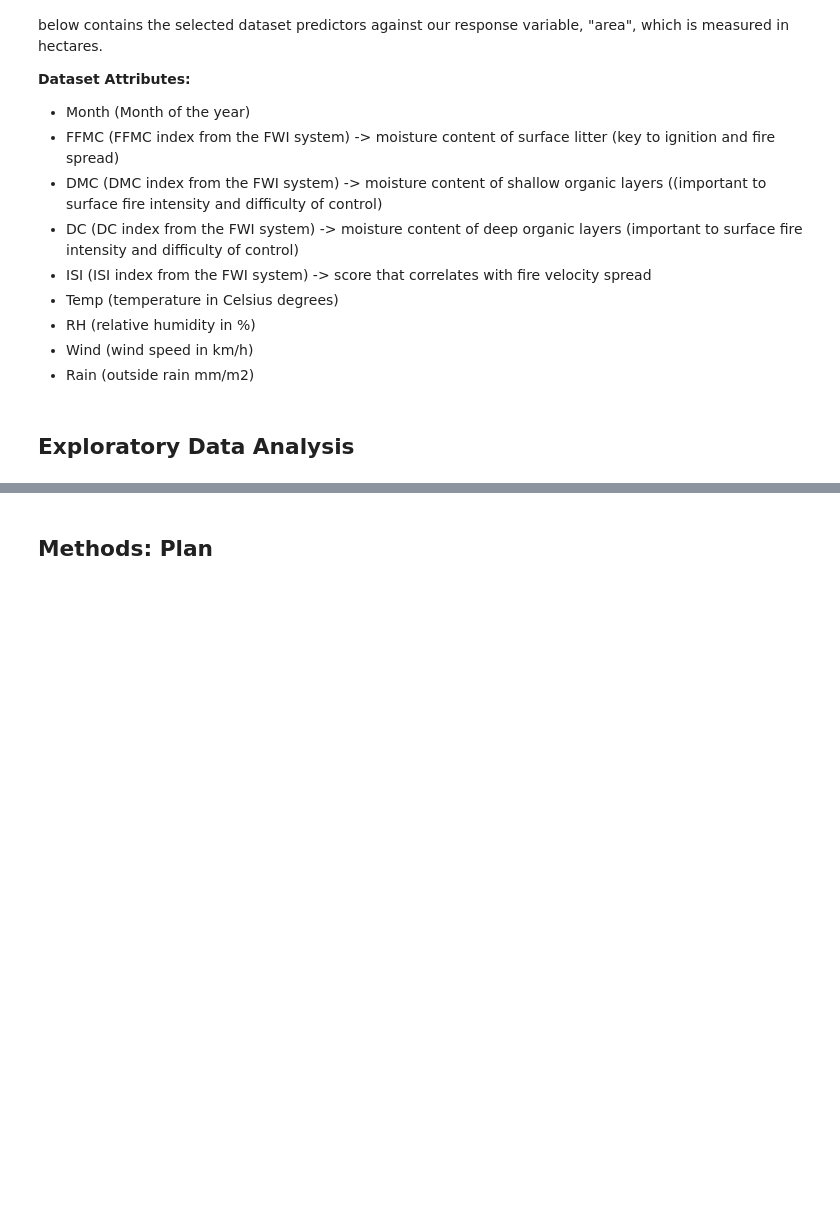
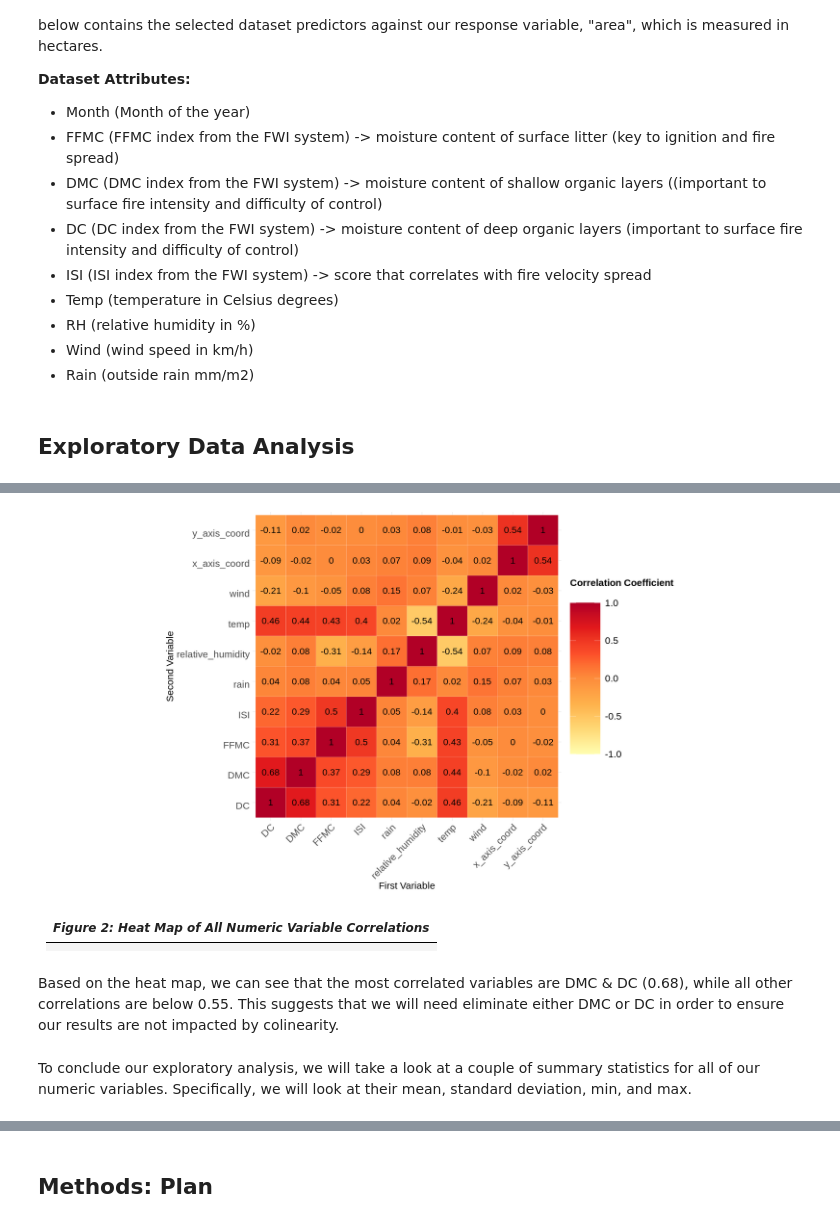
Before and after one commit to jjadeb/Stat_301_Project, a Jupyter notebook: stat-301-project/Proposal.ipynb, the cells around one changed output, grey strips where cells are left out. Cells and saved outputs as stored; diff of their text form; code cells hidden in the pictures; blank space fills up the shorter version.

Commit message:
Adding Exploratory Analysis

```diff
--- a/stat-301-project/Proposal.ipynb
+++ b/stat-301-project/Proposal.ipynb
@@ -21,0 +165,48 @@ The data consists of a collection of 517 records, each corresponding to a fire t
+# %%
+options(repr.plot.width = 20, repr.plot.height = 10)
+
+# Heat Map
+
+#First, find correlation matrix for all potential explanatory variables
+corr_matrix_forest_fire <- forest_fire_numeric_data %>%
+  select(- area_burned) %>%
+  cor() %>%
+  as.data.frame() %>%
+  rownames_to_column("var1") %>%
+  pivot_longer(-var1, names_to = "var2", values_to = "corr")
+
+#Create the Heat Map based on the correlation matrix found
+plot_corr_matrix_forest_fires <- corr_matrix_forest_fire %>%
+  ggplot(aes(x = var1, y = var2)) +
+  geom_tile(aes(fill = corr), color = "white") +
+  scale_fill_distiller("Correlation Coefficient \n",
+    palette =  "YlOrRd", direction = 1, limits = c(-1, 1)) +
+  labs(x = "First Variable", y = "Second Variable") +
+  theme_minimal() +
+  theme(
+    axis.text.x = element_text(
+      angle = 45, vjust = 1,
+      size = 18, hjust = 1
+    ),
+    axis.text.y = element_text(
+      vjust = 1,
+      size = 18, hjust = 1
+    ),
+    axis.title = element_text(size = 18),
+    legend.title = element_text(size = 18, face = "bold"),
+    legend.text = element_text(size = 18),
+    legend.key.size = unit(2, "cm")
+  ) +
+  coord_fixed() +
+  geom_text(aes(x = var1, y = var2, label = round(corr, 2)), color = "black", size = 6)
+plot_corr_matrix_forest_fires
+# %% [output]
+[figure, added]
+# %% [markdown]
+| _Figure 2: Heat Map of All Numeric Variable Correlations_|
+| ------------------------ |
+||
+# %% [markdown]
+Based on the heat map, we can see that the most correlated variables are DMC & DC (0.68), while all other correlations are below 0.55. This suggests that we will need eliminate either DMC or DC in order to ensure our results are not impacted by colinearity.
+# %% [markdown]
+To conclude our exploratory analysis, we will take a look at a couple of summary statistics for all of our numeric variables. Specifically, we will look at their mean, standard deviation, min, and max.
```
Also changed, not shown: parts of 20 cells of this notebook.
